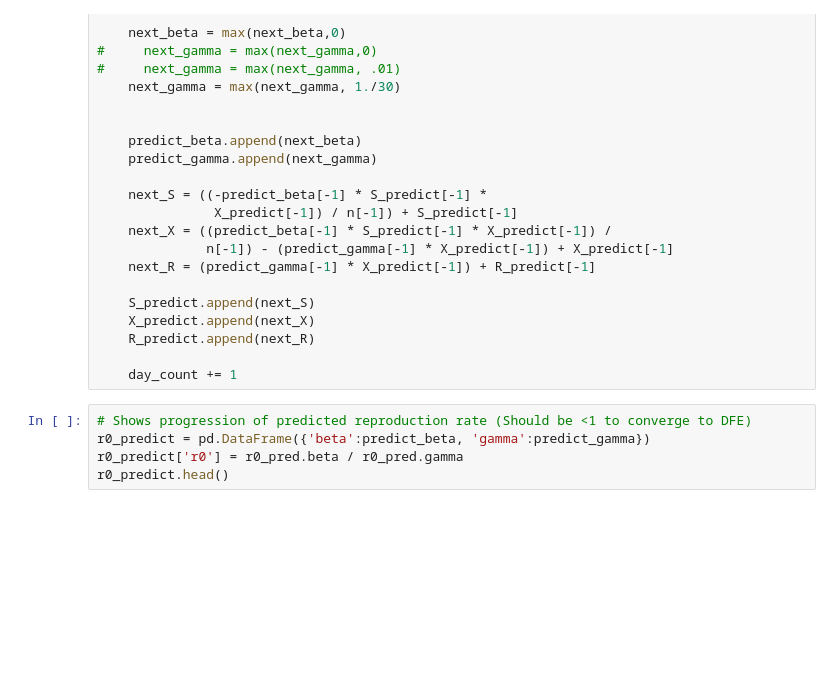
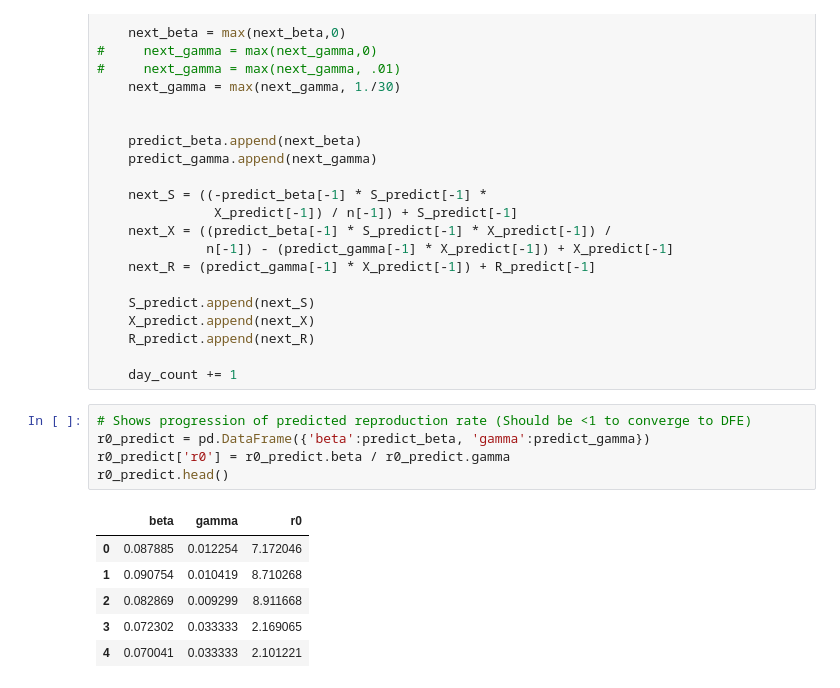
Before and after one commit to ishaandey/covid-19, a Jupyter notebook: sir_model-US.ipynb, the cells around one changed output. Drawn from its saved outputs; the diff is of its cells as text; blank space fills up the shorter version.

```diff
--- a/sir_model-US.ipynb
+++ b/sir_model-US.ipynb
@@ -160,8 +162,15 @@ while (X_predict[-1] >= stop_X) and (day_count <= stop_day):
 # %%
 # Shows progression of predicted reproduction rate (Should be <1 to converge to DFE)
 r0_predict = pd.DataFrame({'beta':predict_beta, 'gamma':predict_gamma})
-r0_predict['r0'] = r0_pred.beta / r0_pred.gamma
+r0_predict['r0'] = r0_predict.beta / r0_predict.gamma
 r0_predict.head()
+# %% [output]
+|  | beta | gamma | r0 |
+| 0 | 0.087885 | 0.012254 | 7.172046 |
+| 1 | 0.090754 | 0.010419 | 8.710268 |
+| 2 | 0.082869 | 0.009299 | 8.911668 |
+| 3 | 0.072302 | 0.033333 | 2.169065 |
+| 4 | 0.070041 | 0.033333 | 2.101221 |
 # %%
 # Plot projected transmission and recovery rates
 
```
Also changed, not shown: parts of 4 cells of this notebook, 1 other file.
